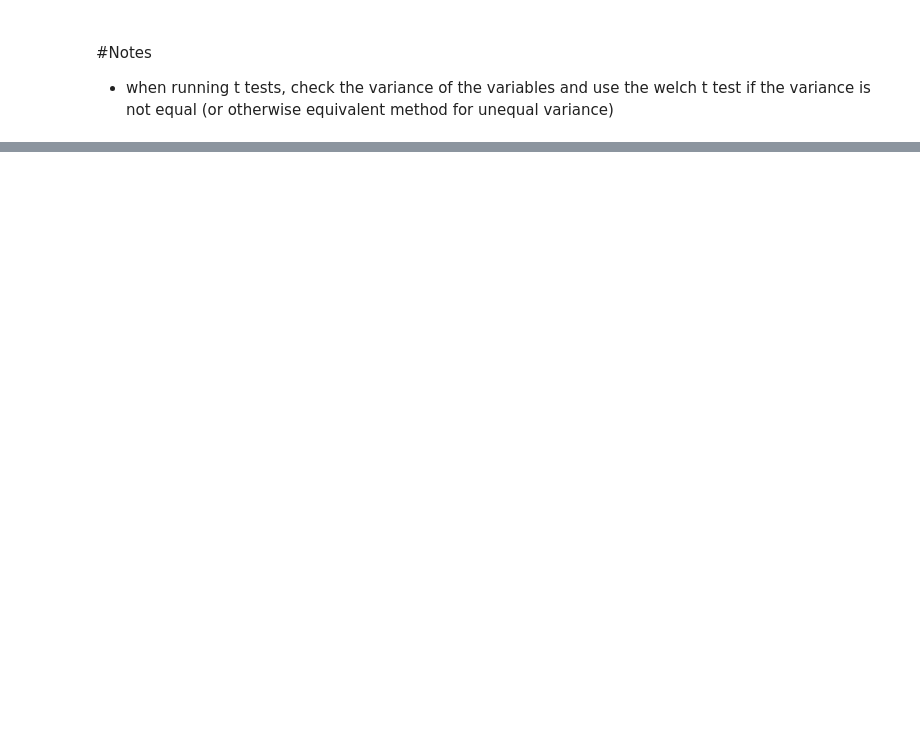
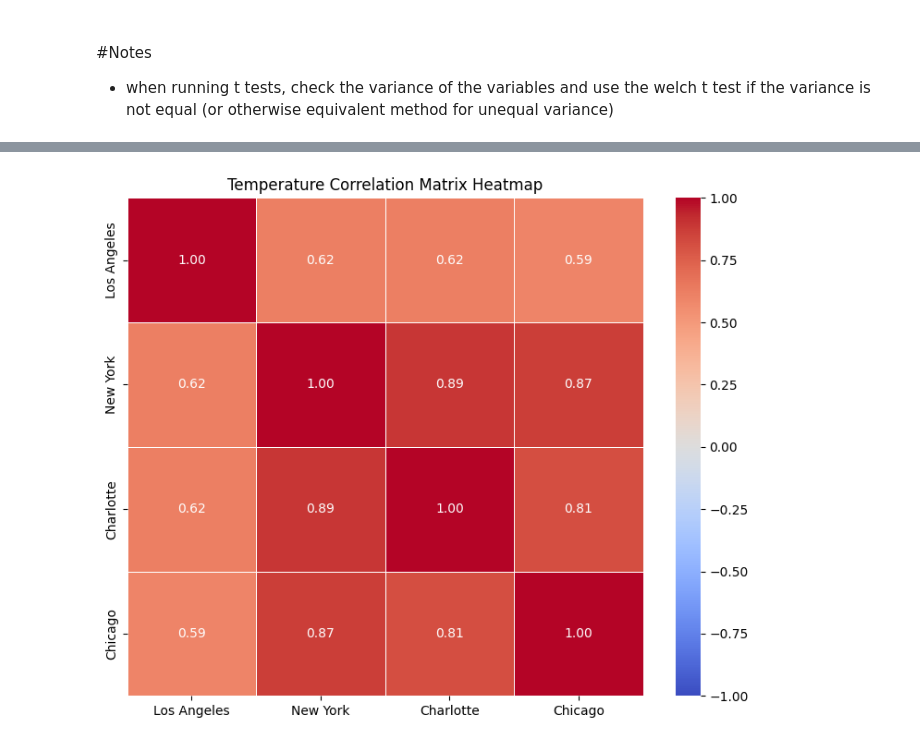
Before and after one commit to marceloamor/theory_application_of_da, a Jupyter notebook: assignment_1.ipynb, the cells around one changed output, grey strips where cells are left out. Cells and saved outputs as stored; diff of their text form; code cells hidden in the pictures; blank space fills up the shorter version.

Commit message:
write up report on temperature

```diff
--- a/assignment_1.ipynb
+++ b/assignment_1.ipynb
@@ -167,0 +73,12 @@ plt.show()
+# %%
+# drop the first hour of data where all values are NA
+df = df.iloc[1:]
+
+# cut the df off where NY values drop off
+df = df[df['New York'].notna()]
+
+# Use linear interpolation to fill the two missing in other cities
+df = df.interpolate(method='linear')
+
+# double check that there are no more missing values
+df.isna().sum()
@@ -167,0 +143,4 @@ plt.show()
+# %%
+# correlation analysis between each city's temperature data
+corr_matrix = df.corr().round(4)
+ic(corr_matrix)
@@ -167,0 +158,16 @@ plt.show()
+# %%
+import seaborn as sns
+plt.figure(figsize=(9,7))
+plt.title("Temperature Correlation Matrix Heatmap")
+sns.heatmap(corr_matrix,
+            cmap ='coolwarm',
+            center=0,
+            vmin=-1,
+            vmax=1,
+            annot=True,
+            fmt='.2f',
+            linewidth=0.5
+            )
+plt.show()
+# %% [output]
+[figure, added]
```
Also changed, not shown: parts of 18 cells of this notebook, 3 other files.
